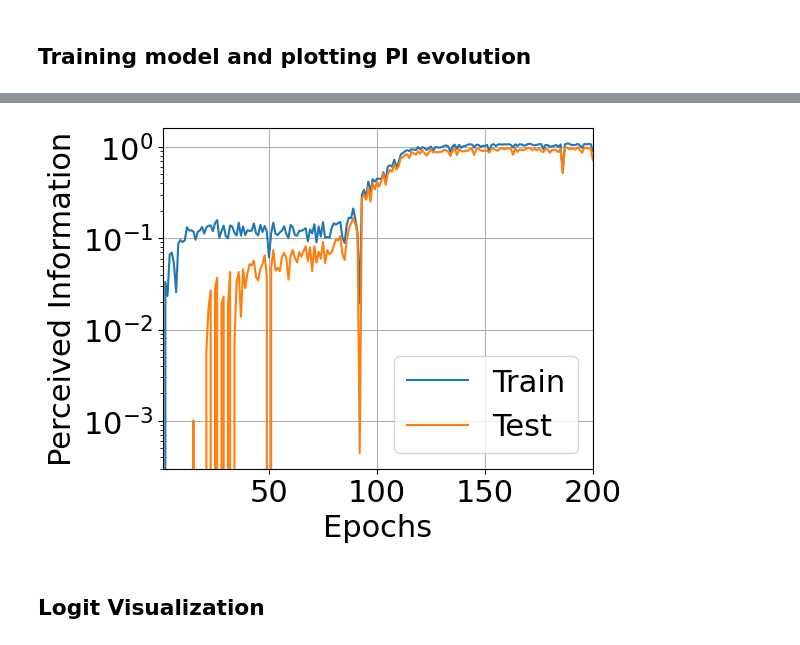
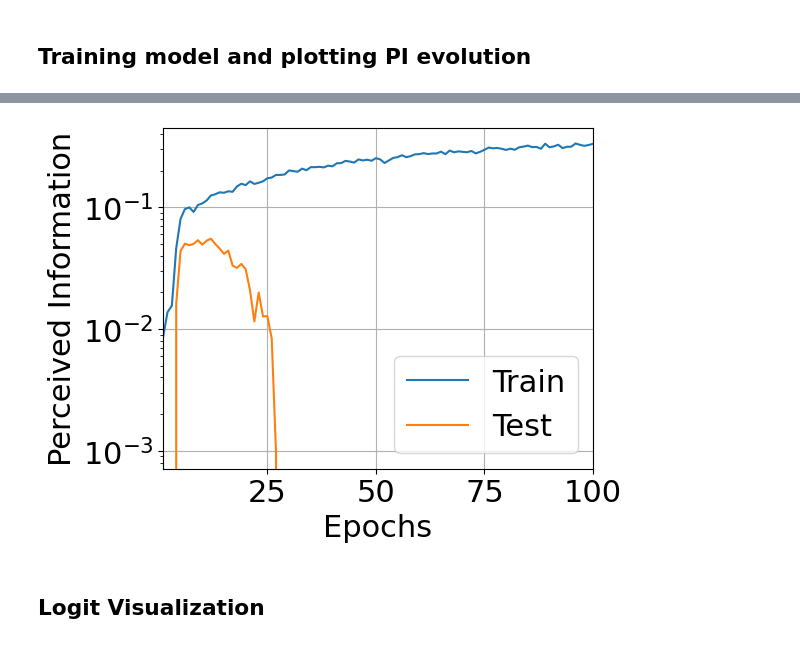
Before and after one commit to teravon/feature_emergence, a Jupyter notebook: eshard_clean.ipynb, the cells around one changed output, grey strips where cells are left out. Saved outputs shown, nothing was run; the diff lists cells and outputs as text; code cells hidden in the pictures.

```diff
--- a/eshard_clean.ipynb
+++ b/eshard_clean.ipynb
@@ -53,15 +53,15 @@ def hw(input):
         result += (input >> i) & 0x1
     return result
 # %%
-dataset_id = 'ches_ctf'
-traces_dim = 15000
+dataset_id = 'eshard'
+traces_dim = 1400
 
-n_prof= 30000
+n_prof= 90000
 import gc
 
 lm = "HW"
 target_byte = 2
-path = "/mnt/d/Datasets"
+path = "./datasets"
 dataset = load_dataset(dataset_id, path, target_byte, traces_dim, leakage_model=lm, n_prof=n_prof)
 pi_og, pi_patch_new, pi_patch_og = [], [], []
 dataset.x_profiling, dataset.x_attack = scale_dataset(dataset.x_profiling, dataset.x_attack, StandardScaler())
@@ -149,23 +158,23 @@ def only_reload(epoch):
 # %%
 import gc
 import matplotlib.pyplot as plt
 plt.rcParams["font.family"] = "sans-serif"
 plt.rcParams["font.size"] = 22
 #print(len(pi_attack))
-plt.plot(range(1, 201), pi_prof, label="Train")
-plt.plot(range(1, 201), pi_attack, label="Test")
+plt.plot(range(1, 101), pi_prof, label="Train")
+plt.plot(range(1, 101), pi_attack, label="Test")
 
 plt.yscale('log')
 plt.xlabel("Epochs")
 plt.ylabel("Perceived Information")
-plt.xlim([1, 200])
+plt.xlim([1, 100])
 plt.grid()
 plt.legend()
 plt.tight_layout()
-#plt.savefig("PI_ches.png", dpi=200)
+#plt.savefig("PI_eshard.png", dpi=200)
 plt.show()
 # %% [output]
-[figure, old version]
+[figure, new version]
 # %% [markdown]
 ## Logit Visualization
 # %%
```
Also changed, not shown: parts of 9 cells of this notebook, 1 other file.
